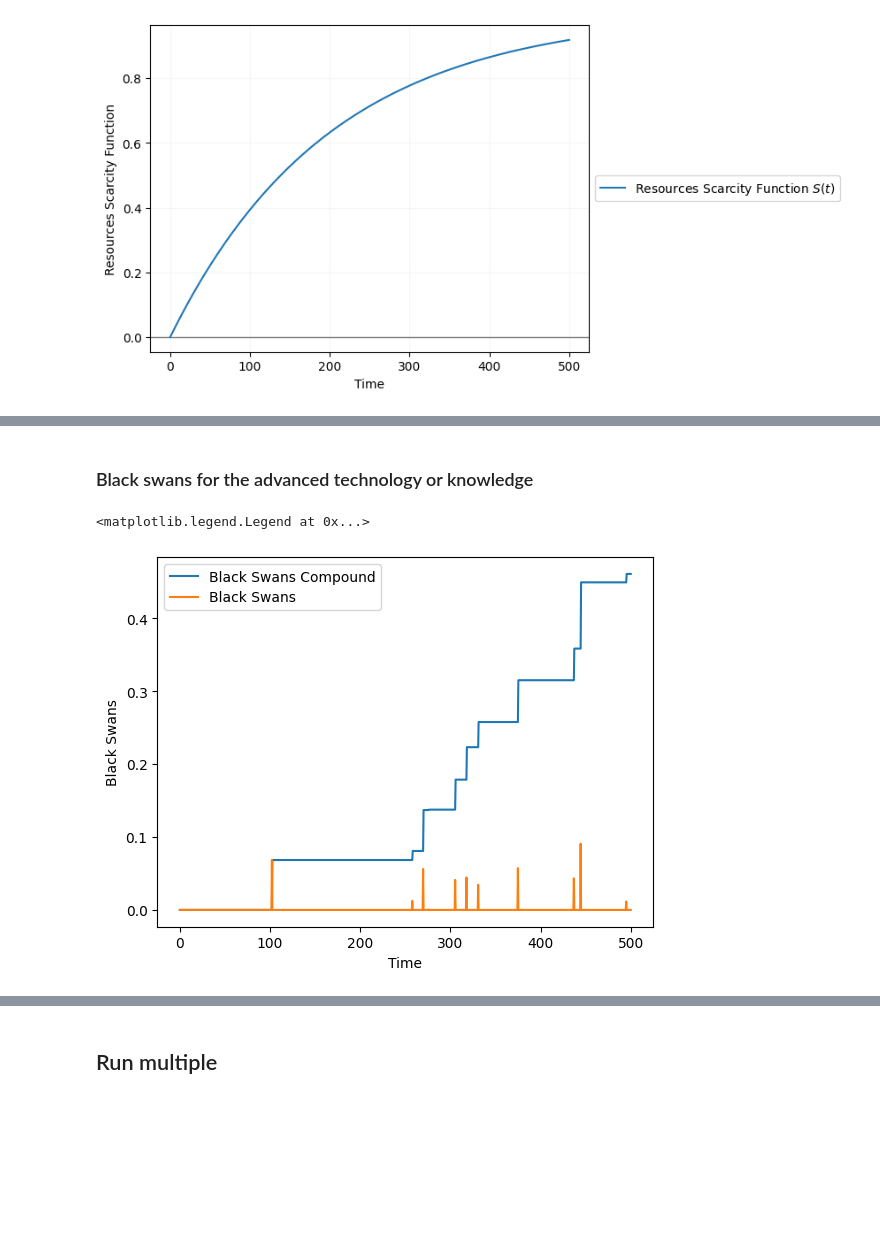
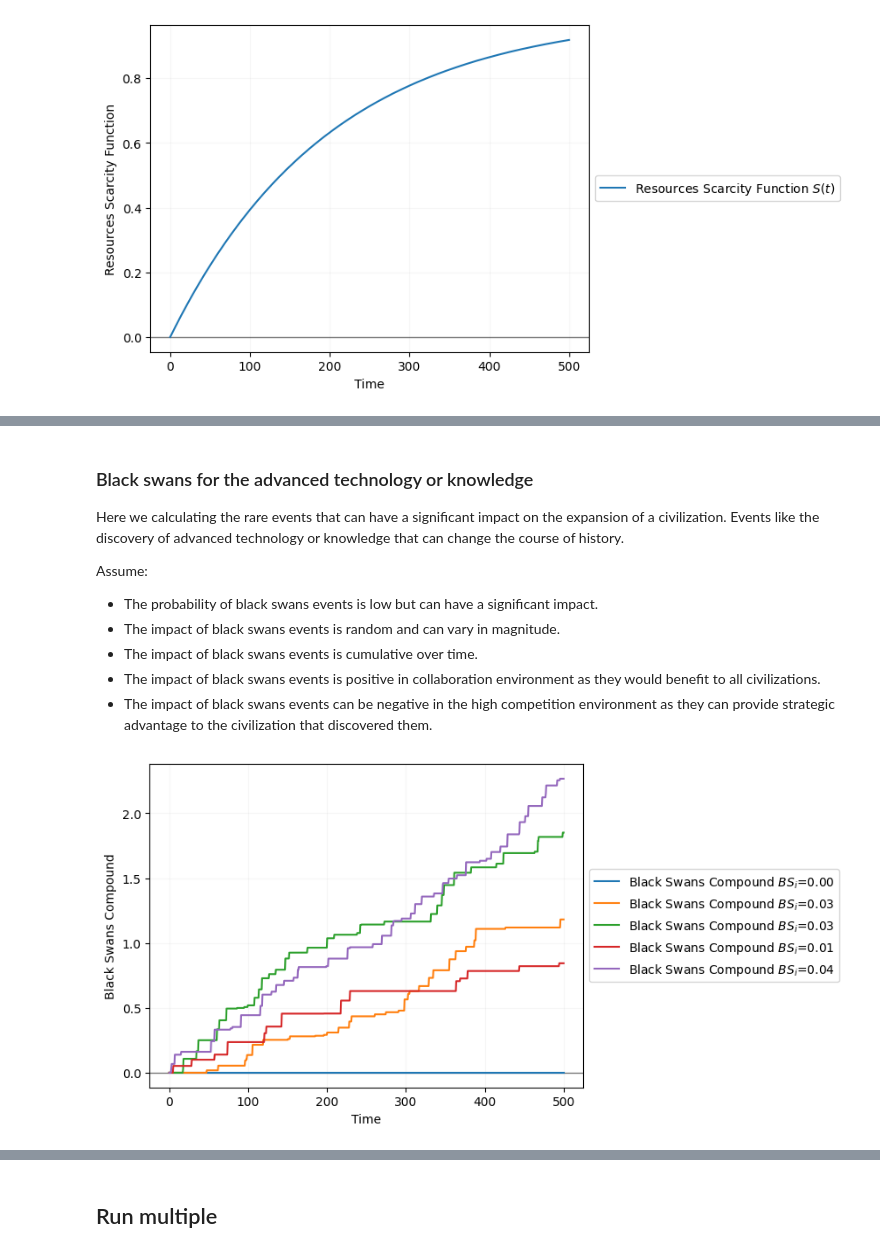
Before and after one commit to Ajasra/DarkForestH, a Jupyter notebook: darkforest.ipynb, the cells around one changed output, grey strips where cells are left out. Drawn from its saved outputs; the diff is of its cells as text; code cells hidden in the pictures; blank space fills up the shorter version.

```diff
--- a/darkforest.ipynb
+++ b/darkforest.ipynb
@@ -191,26 +244,45 @@ plt.legend()
 # %% [markdown]
 ### Black swans for the advanced technology or knowledge
+
+Here we calculating the rare events that can have a significant impact on the expansion of a civilization. Events like the discovery of advanced technology or knowledge that can change the course of history.
+
+Assume:
+- The probability of black swans events is low but can have a significant impact.
+- The impact of black swans events is random and can vary in magnitude.
+- The impact of black swans events is cumulative over time.
+- The impact of black swans events is positive in collaboration environment as they would benefit to all civilizations.
+- The impact of black swans events can be negative in the high competition environment as they can provide strategic advantage to the civilization that discovered them.
 # %%
-def black_swans(t, bs_prob=0.01):
-    # seed
+def black_swans(t, bs=0.01):
+    """
+    Black swans events over time for a civilization
+    :param t: time
+    :param bs: probability of black swans events
+    """
+
+    # set random seed
     np.random.seed(random.randint(0,99999))
-    black_swans = np.random.rand(*t.shape) < bs_prob
-    black_swans = black_swans * np.random.rand(*t.shape) * 0.1
+
+    # generate black swans events
+    bs_knowledge = np.random.rand(*t.shape) < bs
+    bs_knowledge = bs_knowledge * np.random.rand(*t.shape) * 0.1
+
     # sum up black swans
-    bs_sum = []
+    bs_knowledge_sum = []
     for i in range(len(t)):
-        bs_sum.append(np.sum(black_swans[0:i]))
+        bs_knowledge_sum.append(np.sum(bs_knowledge[0:i]))
 
-    return (bs_sum, black_swans)
+    return bs_knowledge_sum, bs_knowledge
 # %%
-bs_prob = 0.01
-bs_sum, bl_sw = black_swans(t, bs_prob=bs_prob)
+bs_compound_f = []
+bs_noise_f = []
 
-plt.plot(t, bs_sum, label='Black Swans Compound')
-plt.plot(t, bl_sw, label='Black Swans')
-plt.xlabel('Time')
-plt.ylabel('Black Swans')
-plt.legend()
+for i in range(5):
+    bs_alpha = random.random() * .05
+    bs_sum, bl_sw = black_swans(t, bs_alpha)
+    bs_compound_f.append({'label':'Black Swans Compound $BS_i$={:.2f}'.format(bs_alpha), 'value': bs_sum})
+    bs_noise_f.append({'label':'Black Swans $BS_i$={:.2f}'.format(bs_alpha), 'value': bl_sw})
+
+plot(bs_compound_f, 'Time', 'Black Swans Compound')
 # %% [output]
-<matplotlib.legend.Legend at 0x...>
-[figure, old version]
+[figure, new version]
```
Also changed, not shown: parts of 30 cells of this notebook.
